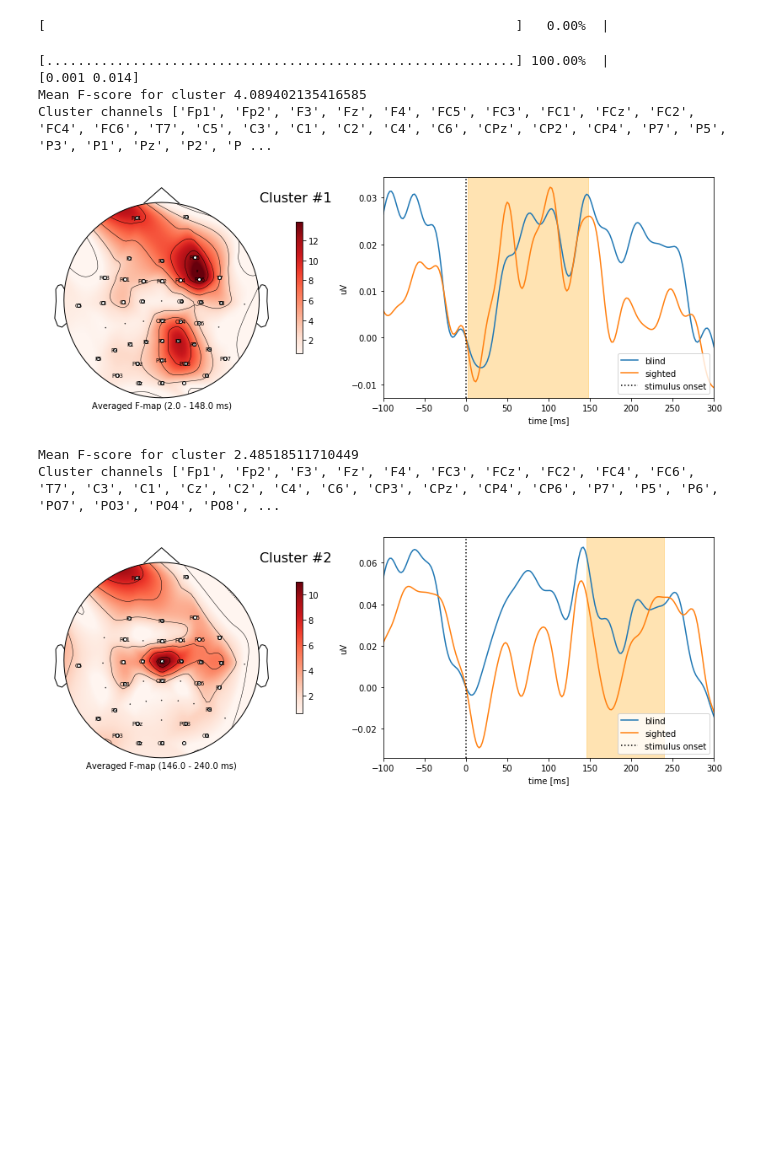
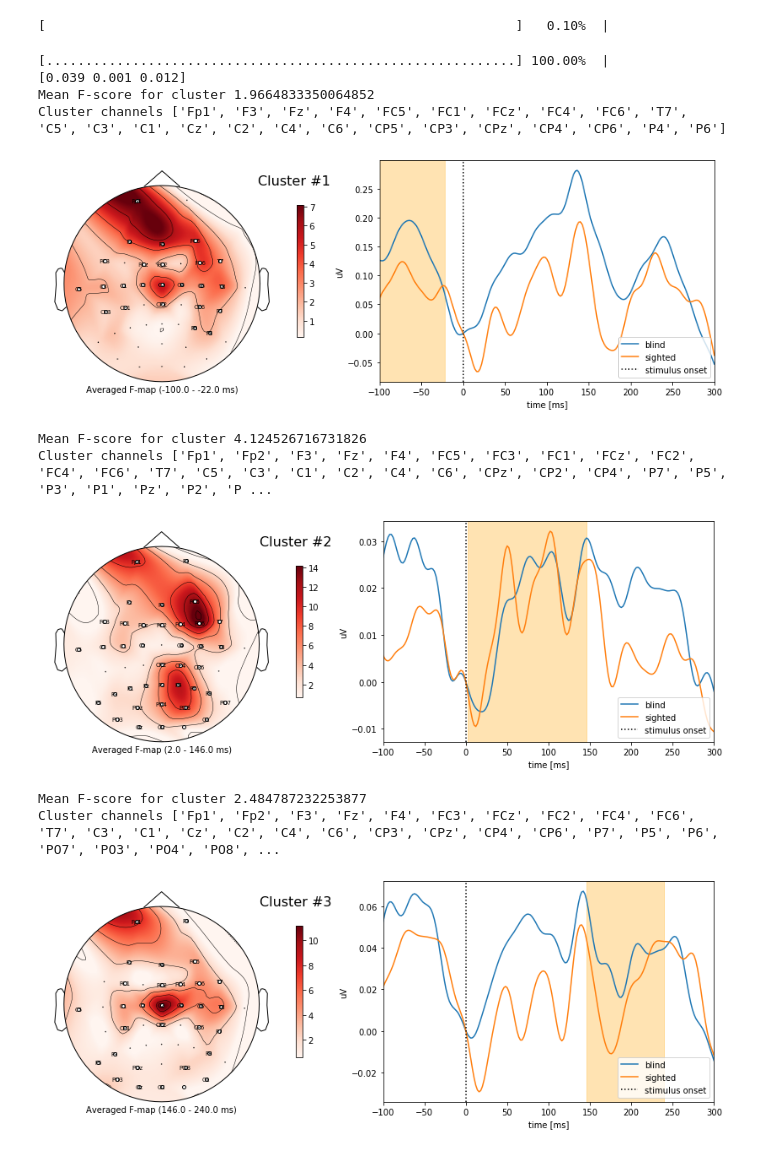
Before and after one commit to eegdude/erp_analysis, a Jupyter notebook: nb_stats.ipynb, the cells around one changed output. Drawn from its saved outputs; the diff is of its cells as text; code cells hidden in the pictures; blank space fills up the shorter version.

```diff
--- a/nb_stats.ipynb
+++ b/nb_stats.ipynb
@@ -27,6 +24,8 @@ plt.rcParams['figure.figsize'] = [12,6]
 # %%
 # Load dataset into memory (if short of memory, use preload=False)
 ds = dataset.DatasetReader(data_path=folders.database_path_car, preload=True)
+# %%
+ds = dataset.DatasetReader(data_path=folders.database_path, preload=True)
 # %%
 # target vs nontarget -- for illiustration of the method
 target = []
@@ -250,39 +221,42 @@ Cluster channels ['FC6', 'C5', 'C6', 'CP5', 'CP3', 'CP4', 'CP6', 'P7', 'P5', 'P3
 blind = []
 sighted = []
 condition_names = ['blind', 'sighted']
 
 
 for user in set(ds.markup.loc[ds.markup['blind'] == 1]['user']):
     for session in set(ds.markup.loc[ds.markup['user'] == user]['session_id']):
         subset_blind = ds.markup.loc[   (ds.markup['user'] == user) &
                                         (ds.markup['reg'] == 'brl_static6_all8') &
                                         (ds.markup['session_id'] == session)
                                     ]
         blind.append(aps.subset(ds, subset_blind)['nontarget'].crop(tmax=0.3).drop_channels(['ecg', 'A1', 'A2']))
 
 for user in set(ds.markup.loc[ds.markup['blind'] == 0]['user']):
     for session in set(ds.markup.loc[ds.markup['user'] == user]['session_id']):
         subset_sighted = ds.markup.loc[ (ds.markup['user'] == user) &
                                         (ds.markup['reg'] == 'brl_static6_all8') &
                                         (ds.markup['session_id'] == session)
                                     ]
         sighted.append(aps.subset(ds, subset_sighted)['nontarget'].crop(tmax=0.3).drop_channels(['ecg', 'A1', 'A2']))
 
 
 X = [np.array([a.data.T for a in blind]),
     np.array([a.data.T for a in sighted])]
 info = blind[0].info
 times = blind[0].times * 1e3
 
 stats = aps.cluster_and_plot(X, info, times, condition_names=condition_names,
-                    threshold=None, n_permutations=1000, tail=1, n_jobs=1)
+                    threshold=None, n_permutations=1000, tail=1, n_jobs=1, cutoff_pval=1)
 # %% [output]
-[                                                            ]   0.00%  |
+[                                                            ]   0.10%  |
 [............................................................] 100.00%  |
-[0.001 0.014]
-Mean F-score for cluster 4.089402135416585
-Cluster channels ['Fp1', 'Fp2', 'F3', 'Fz', 'F4', 'FC5', 'FC3', 'FC1', 'FCz', 'FC2', 'FC4', 'FC6', 'T7', 'C5', 'C3', 'C1', 'C2', 'C4', 'C6', 'CPz', 'CP2', 'CP4', 'P7', 'P5', 'P3', 'P1', 'Pz', 'P2', 'P ...
+[0.039 0.001 0.012]
+Mean F-score for cluster 1.9664833350064852
+Cluster channels ['Fp1', 'F3', 'Fz', 'F4', 'FC5', 'FC1', 'FCz', 'FC4', 'FC6', 'T7', 'C5', 'C3', 'C1', 'Cz', 'C2', 'C4', 'C6', 'CP5', 'CP3', 'CPz', 'CP4', 'CP6', 'P4', 'P6']
-[figure, old version]
+[figure, new version]
-Mean F-score for cluster 2.48518511710449
-Cluster channels ['Fp1', 'Fp2', 'F3', 'Fz', 'F4', 'FC3', 'FCz', 'FC2', 'FC4', 'FC6', 'T7', 'C3', 'C1', 'Cz', 'C2', 'C4', 'C6', 'CP3', 'CPz', 'CP4', 'CP6', 'P7', 'P5', 'P6', 'PO7', 'PO3', 'PO4', 'PO8', ...
+Mean F-score for cluster 4.124526716731826
+Cluster channels ['Fp1', 'Fp2', 'F3', 'Fz', 'F4', 'FC5', 'FC3', 'FC1', 'FCz', 'FC2', 'FC4', 'FC6', 'T7', 'C5', 'C3', 'C1', 'C2', 'C4', 'C6', 'CPz', 'CP2', 'CP4', 'P7', 'P5', 'P3', 'P1', 'Pz', 'P2', 'P ...
-[figure, old version]
+[figure, new version]
+Mean F-score for cluster 2.484787232253877
+Cluster channels ['Fp1', 'Fp2', 'F3', 'Fz', 'F4', 'FC3', 'FCz', 'FC2', 'FC4', 'FC6', 'T7', 'C3', 'C1', 'Cz', 'C2', 'C4', 'C6', 'CP3', 'CPz', 'CP4', 'CP6', 'P7', 'P5', 'P6', 'PO7', 'PO3', 'PO4', 'PO8', ...
+[figure, added]
```
Also changed, not shown: parts of 7 cells of this notebook.
